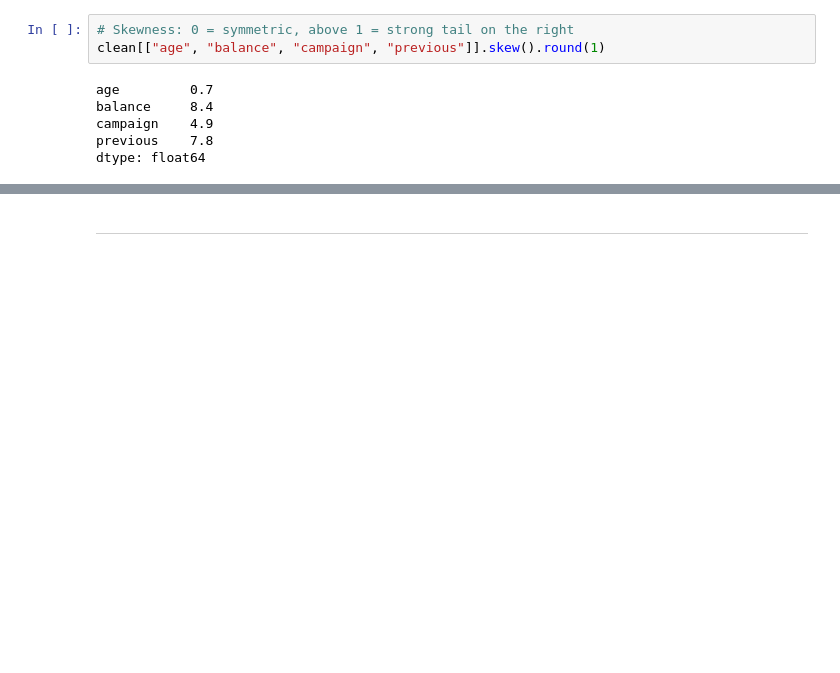
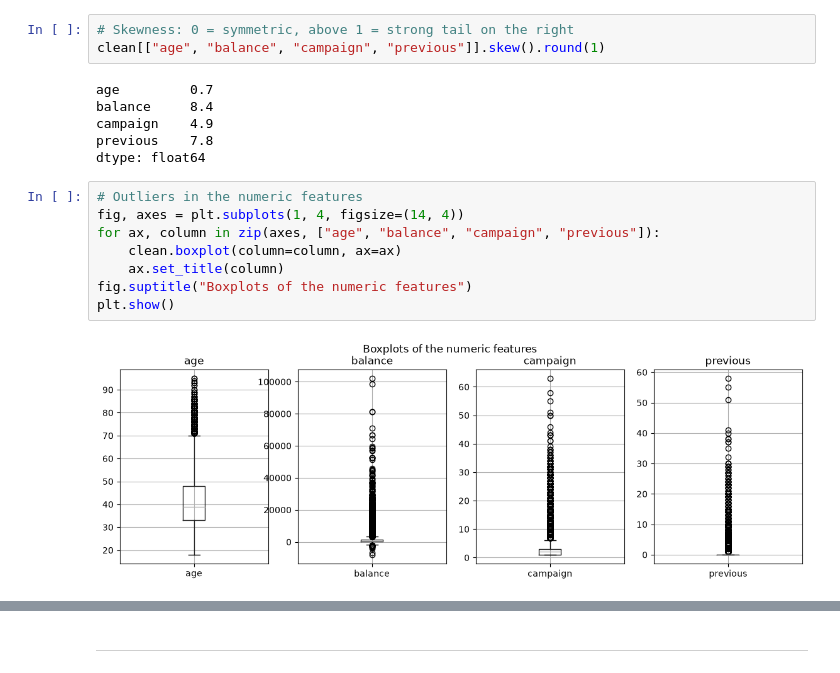
Before and after one commit to nicholas-dumas/ai_mlops_hands_on_exercise, a Jupyter notebook: notebooks/eda.ipynb, the cells around one changed output, grey strips where cells are left out. Cells and saved outputs as stored; diff of their text form; blank space fills up the shorter version.

```diff
--- a/notebooks/eda.ipynb
+++ b/notebooks/eda.ipynb
@@ -217,3 +224,13 @@ balance     8.4
 campaign    4.9
 previous    7.8
 dtype: float64
+# %%
+# Outliers in the numeric features
+fig, axes = plt.subplots(1, 4, figsize=(14, 4))
+for ax, column in zip(axes, ["age", "balance", "campaign", "previous"]):
+    clean.boxplot(column=column, ax=ax)
+    ax.set_title(column)
+fig.suptitle("Boxplots of the numeric features")
+plt.show()
+# %% [output]
+[figure, added]
```
Also changed, not shown: parts of 9 cells of this notebook, 1 other file.
